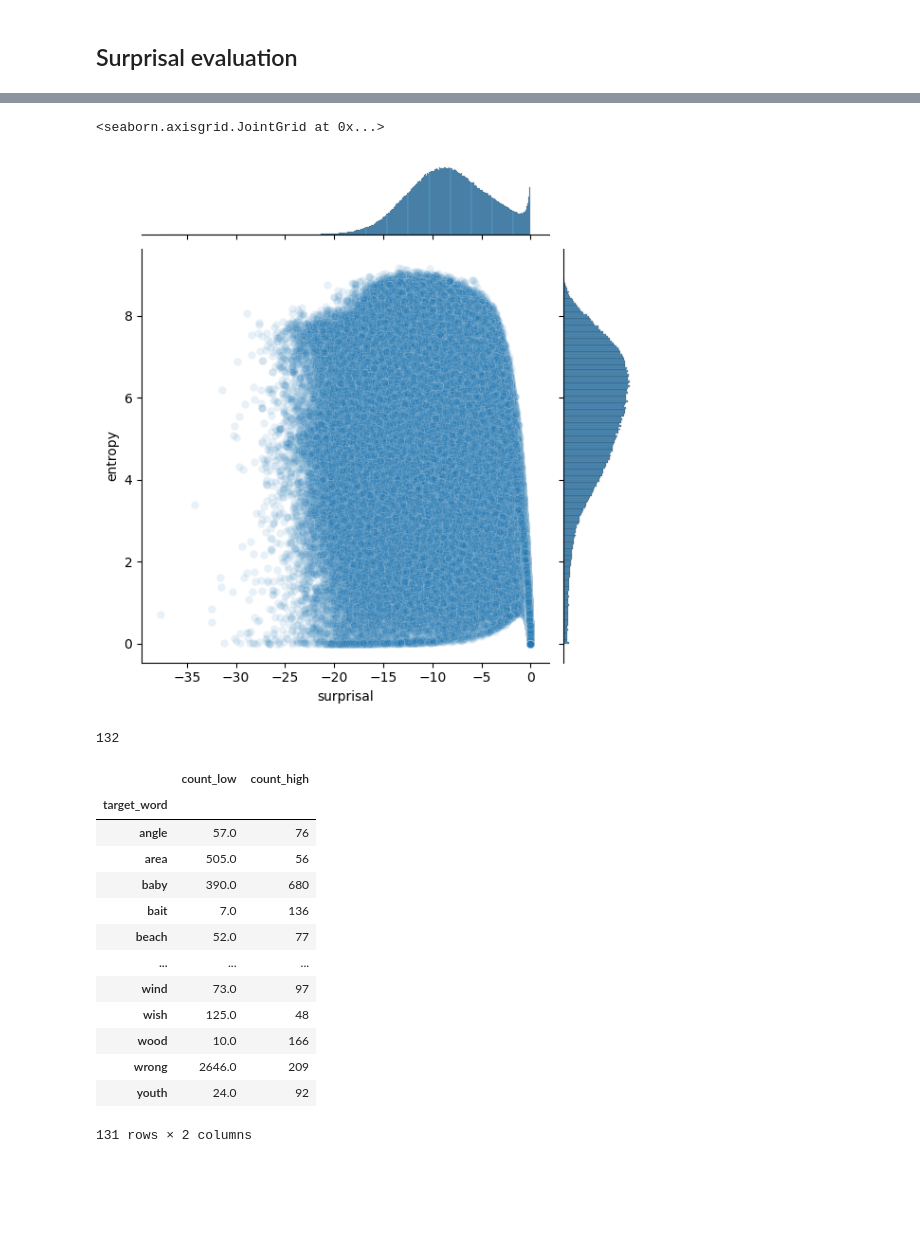
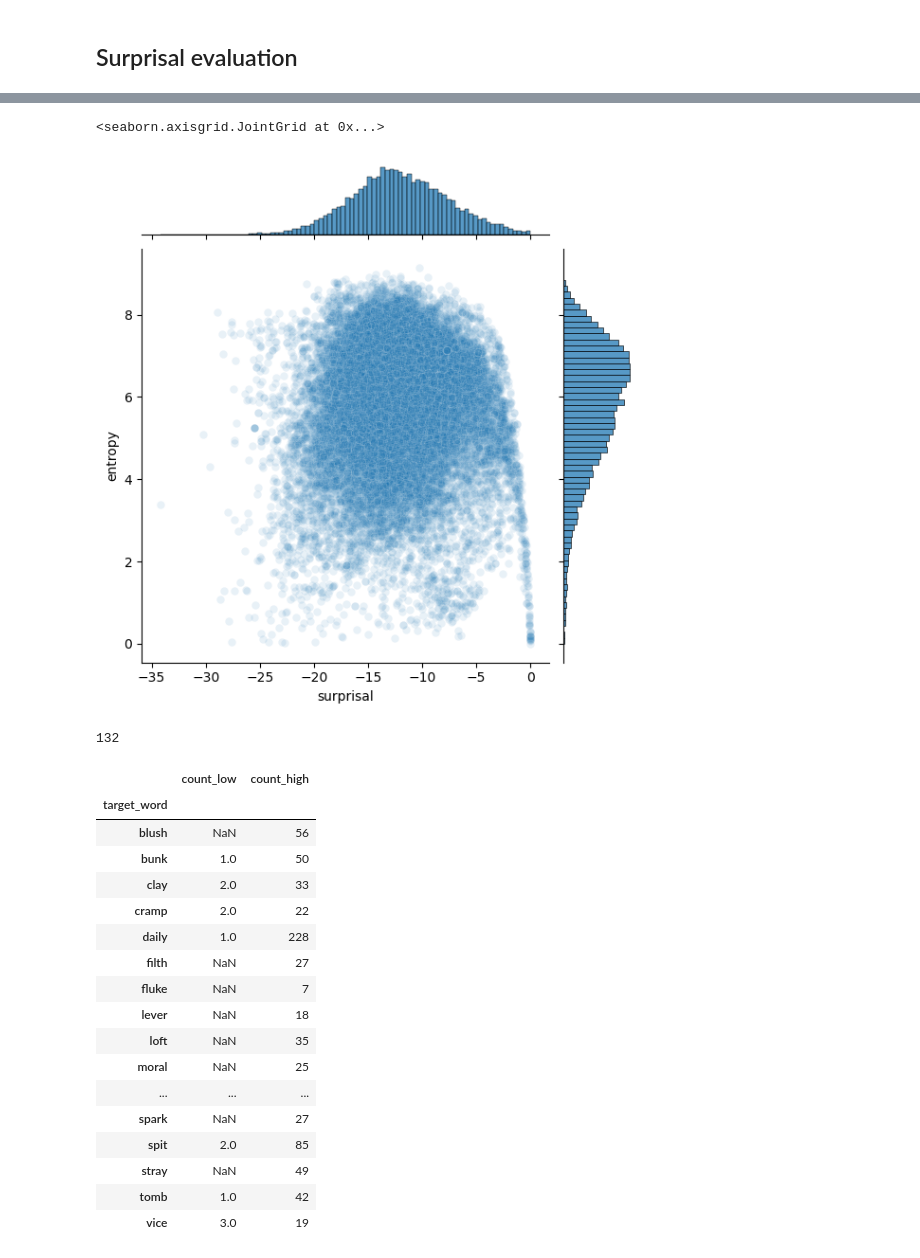
Before and after one commit to hans/np-neighborhood, a Jupyter notebook: 03 inspect matches.ipynb, the cells around one changed output, grey strips where cells are left out. Drawn from its saved outputs; the diff is of its cells as text; code cells hidden in the pictures; blank space fills up the shorter version.

```diff
--- a/03 inspect matches.ipynb
+++ b/03 inspect matches.ipynb
@@ -196,5 +208,5 @@ results_df.to_csv(f"filtered_matches-{scorer.model.name_or_path}.csv", index=Fal
 # %%
-results_df = pd.read_csv(f"filtered_matches-{scorer.model.name_or_path}.csv")
+results_df = pd.read_csv(f"filtered_matches-{scorer.model.name_or_path}-{sample_id}.csv")
 # %%
 results_df
 # %% [output]
@@ -215,7 +227,7 @@ results_df
 sns.jointplot(data=results_df, x="surprisal", y="entropy", alpha=0.1)
 # %% [output]
 <seaborn.axisgrid.JointGrid at 0x...>
-[figure, old version]
+[figure, new version]
 # %%
 len(matches)
 # %% [output]
@@ -223,24 +235,28 @@ len(matches)
 # %%
 merge_count_df = pd.merge(
     results_df[(results_df.entropy.between(4, 5)) & results_df.surprisal.between(-3, 0)].target_word.value_counts().rename("count_low").to_frame(),
-    results_df[(results_df.entropy.between(4, 5)) & (results_df.surprisal < -15)].target_word.value_counts().rename("count_high").to_frame(),
+    results_df[(results_df.entropy.between(4, 5)) & (results_df.surprisal.between(-15, -10))].target_word.value_counts().rename("count_high").to_frame(),
     how="outer", left_index=True, right_index=True)
 merge_count_df
 # %% [output]
 |  | count_low | count_high |
 | target_word |  |  |
-| angle | 57.0 | 76 |
-| area | 505.0 | 56 |
-| baby | 390.0 | 680 |
-| bait | 7.0 | 136 |
-| beach | 52.0 | 77 |
+| blush | NaN | 56 |
+| bunk | 1.0 | 50 |
+| clay | 2.0 | 33 |
+| cramp | 2.0 | 22 |
+| daily | 1.0 | 228 |
+| filth | NaN | 27 |
+| fluke | NaN | 7 |
+| lever | NaN | 18 |
+| loft | NaN | 35 |
+| moral | NaN | 25 |
 | ... | ... | ... |
-| wind | 73.0 | 97 |
-| wish | 125.0 | 48 |
-| wood | 10.0 | 166 |
-| wrong | 2646.0 | 209 |
-| youth | 24.0 | 92 |
+| spark | NaN | 27 |
+| spit | 2.0 | 85 |
+| stray | NaN | 49 |
+| tomb | 1.0 | 42 |
+| vice | 3.0 | 19 |
-131 rows × 2 columns
 # %%
 (~merge_count_df.isna()).all(axis=1).sum()
 # %% [output]
```
Also changed, not shown: parts of 12 cells of this notebook, 3 other files.
